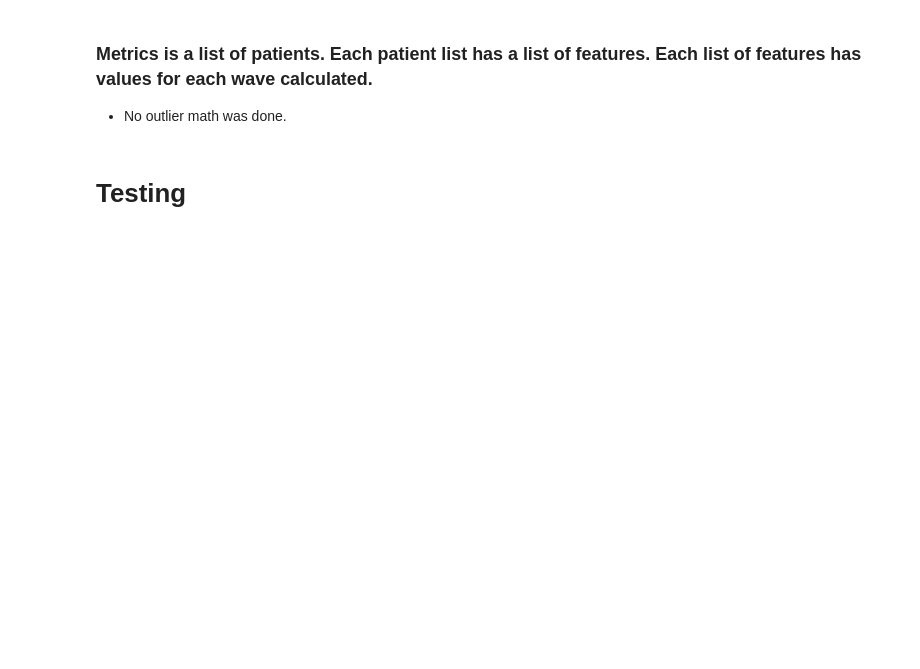
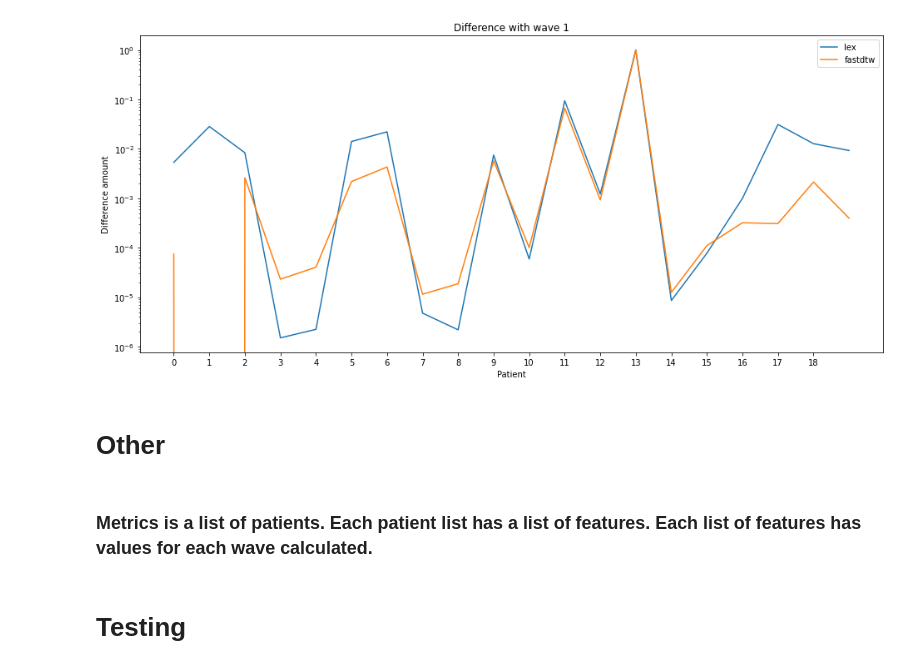
Before and after one commit to jozieLamp/PWV, a Jupyter notebook: JN3.ipynb, the cells around one changed output. Saved outputs shown, nothing was run; the diff lists cells and outputs as text; code cells hidden in the pictures; blank space fills up the shorter version.

```diff
--- a/JN3.ipynb
+++ b/JN3.ipynb
@@ -179,0 +201,29 @@ for j in range(len(wds)):
+# %%
+from scipy.spatial.distance import euclidean
+
+cc = []
+# shift = []
+ds = []
+# paths = []
+
+for pat in range(len(metrics)):
+    try:
+        cc[pat-1] = [i/max(cc[pat-1]) for i in cc[pat-1]]
+        ds[pat-1] = [i/max(ds[pat-1]) for i in ds[pat-1]]
+    except:
+        pass
+    cc.append([])
+    ds.append([])
+    for i in range(len(metrics)):
+        a = wds[pat]
+        b = wds[i]
+        if(len(a) > len(b)):
+            a = a[:len(b)]
+        else:
+            b = b[:len(a)]
+        cc[pat].append(mean(cross_correlation_using_fft(a, b)))
+        # shift.append(compute_shift(a, b))
+
+        d, path = fastdtw(a, b, dist=euclidean)
+        ds[pat].append(d)
+        # paths.append(path)
@@ -180,2 +276,20 @@ for j in range(len(wds)):
+# %%
+plt.figure(figsize=(16,7))
+y1=cc[1]
+y2=ds[1]
+x=range(len(cc[1]))
+
+plt.plot(x, y1, label = "lex")
+plt.plot(x, y2, label = "fastdtw")
+plt.legend()
+plt.yscale('log')
+plt.xlabel("Patient")
+plt.ylabel("Difference amount")
+plt.title("Difference with wave 1")
+t = plt.xticks(np.arange(0, 19, 1.0))
+# %% [output]
+[figure, added]
+# %% [markdown]
+# Other
 # %%
 # Removing the Outliers
@@ -189,6 +313,5 @@ for pat in range(len(m1)):
 # %% [markdown]
 ### Metrics is a list of patients. Each patient list has a list of features. Each list of features has values for each wave calculated.
-- No outlier math was done.
 # %% [markdown]
 # Testing
 # %%
```
Also changed, not shown: parts of 9 cells of this notebook.
